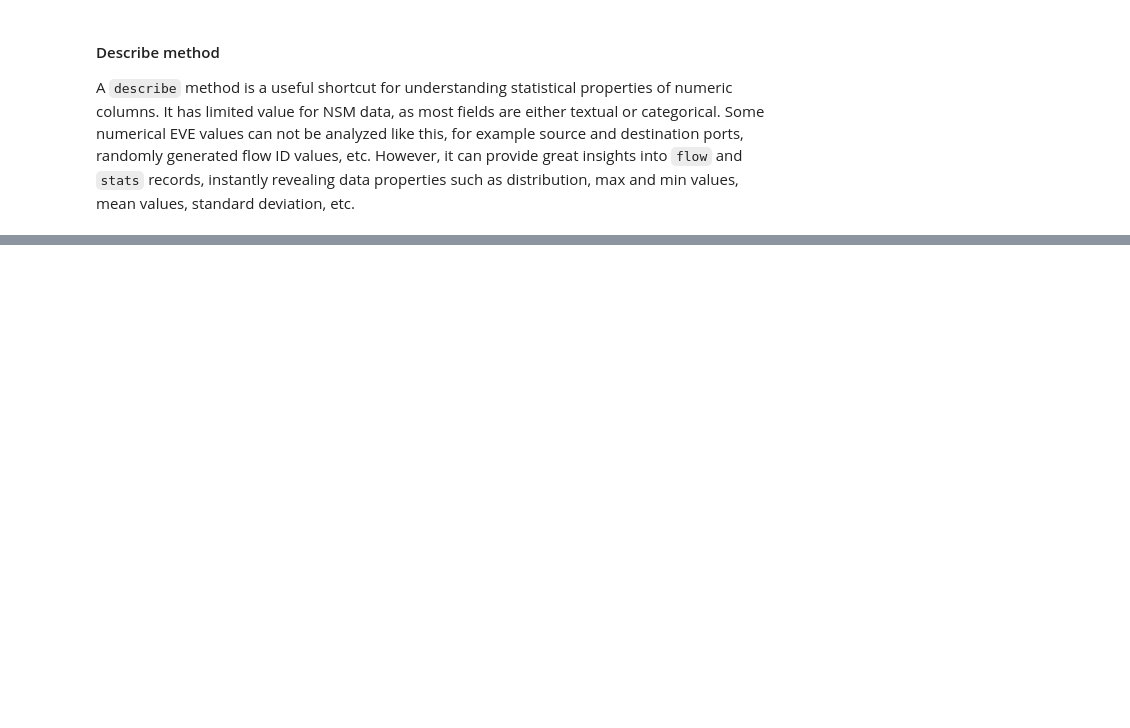
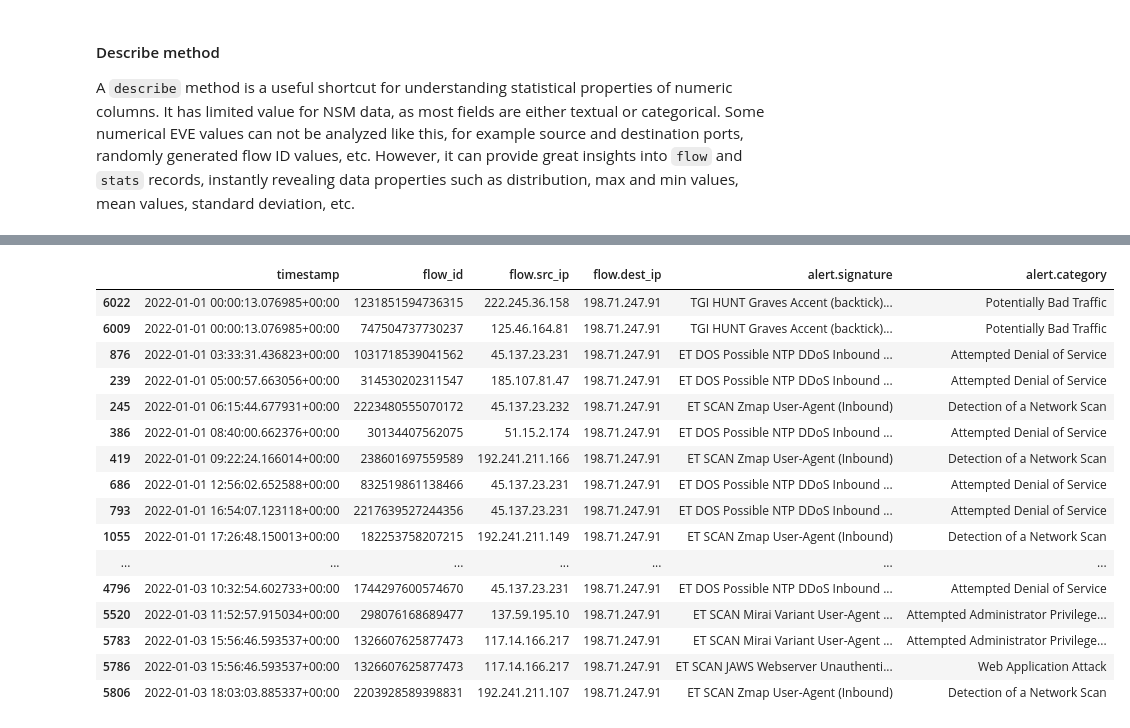
Before and after one commit to StamusNetworks/suricata-analytics, a Jupyter notebook: jupyter/Notebooks/JupyterPlaybooksForSuricata.ipynb, the cells around one changed output, grey strips where cells are left out. Cells and saved outputs as stored; diff of their text form; code cells hidden in the pictures; blank space fills up the shorter version.

```diff
--- a/jupyter/Notebooks/JupyterPlaybooksForSuricata.ipynb
+++ b/jupyter/Notebooks/JupyterPlaybooksForSuricata.ipynb
@@ -471,0 +600,10 @@ DF.describe()
+# %%
+idx_alert = DF.event_type == "alert"
+idx_generic_protocol_decode = DF["alert.category"] == "Generic Protocol Command Decode"
+# %%
+DF_ALERT = (
+    DF
+    .loc[idx_alert & ~idx_generic_protocol_decode]
+    .sort_values(by=["timestamp"], ascending=True)
+    .dropna(how="all", axis=1)
+)
@@ -471,0 +639,20 @@ DF.describe()
+# %%
+DF_ALERT[["timestamp", "flow_id", "flow.src_ip", "flow.dest_ip", "alert.signature", "alert.category"]]
+# %% [output]
+|  | timestamp | flow_id | flow.src_ip | flow.dest_ip | alert.signature | alert.category |
+| 6022 | 2022-01-01 00:00:13.076985+00:00 | 1231851594736315 | 222.245.36.158 | 198.71.247.91 | TGI HUNT Graves Accent (backtick)... | Potentially Bad Traffic |
+| 6009 | 2022-01-01 00:00:13.076985+00:00 | 747504737730237 | 125.46.164.81 | 198.71.247.91 | TGI HUNT Graves Accent (backtick)... | Potentially Bad Traffic |
+| 876 | 2022-01-01 03:33:31.436823+00:00 | 1031718539041562 | 45.137.23.231 | 198.71.247.91 | ET DOS Possible NTP DDoS Inbound ... | Attempted Denial of Service |
+| 239 | 2022-01-01 05:00:57.663056+00:00 | 314530202311547 | 185.107.81.47 | 198.71.247.91 | ET DOS Possible NTP DDoS Inbound ... | Attempted Denial of Service |
+| 245 | 2022-01-01 06:15:44.677931+00:00 | 2223480555070172 | 45.137.23.232 | 198.71.247.91 | ET SCAN Zmap User-Agent (Inbound) | Detection of a Network Scan |
+| 386 | 2022-01-01 08:40:00.662376+00:00 | 30134407562075 | 51.15.2.174 | 198.71.247.91 | ET DOS Possible NTP DDoS Inbound ... | Attempted Denial of Service |
+| 419 | 2022-01-01 09:22:24.166014+00:00 | 238601697559589 | 192.241.211.166 | 198.71.247.91 | ET SCAN Zmap User-Agent (Inbound) | Detection of a Network Scan |
+| 686 | 2022-01-01 12:56:02.652588+00:00 | 832519861138466 | 45.137.23.231 | 198.71.247.91 | ET DOS Possible NTP DDoS Inbound ... | Attempted Denial of Service |
+| 793 | 2022-01-01 16:54:07.123118+00:00 | 2217639527244356 | 45.137.23.231 | 198.71.247.91 | ET DOS Possible NTP DDoS Inbound ... | Attempted Denial of Service |
+| 1055 | 2022-01-01 17:26:48.150013+00:00 | 182253758207215 | 192.241.211.149 | 198.71.247.91 | ET SCAN Zmap User-Agent (Inbound) | Detection of a Network Scan |
+| ... | ... | ... | ... | ... | ... | ... |
+| 4796 | 2022-01-03 10:32:54.602733+00:00 | 1744297600574670 | 45.137.23.231 | 198.71.247.91 | ET DOS Possible NTP DDoS Inbound ... | Attempted Denial of Service |
+| 5520 | 2022-01-03 11:52:57.915034+00:00 | 298076168689477 | 137.59.195.10 | 198.71.247.91 | ET SCAN Mirai Variant User-Agent ... | Attempted Administrator Privilege... |
+| 5783 | 2022-01-03 15:56:46.593537+00:00 | 1326607625877473 | 117.14.166.217 | 198.71.247.91 | ET SCAN Mirai Variant User-Agent ... | Attempted Administrator Privilege... |
+| 5786 | 2022-01-03 15:56:46.593537+00:00 | 1326607625877473 | 117.14.166.217 | 198.71.247.91 | ET SCAN JAWS Webserver Unauthenti... | Web Application Attack |
+| 5806 | 2022-01-03 18:03:03.885337+00:00 | 2203928589398831 | 192.241.211.107 | 198.71.247.91 | ET SCAN Zmap User-Agent (Inbound) | Detection of a Network Scan |
```
Also changed, not shown: parts of 80 cells of this notebook.
